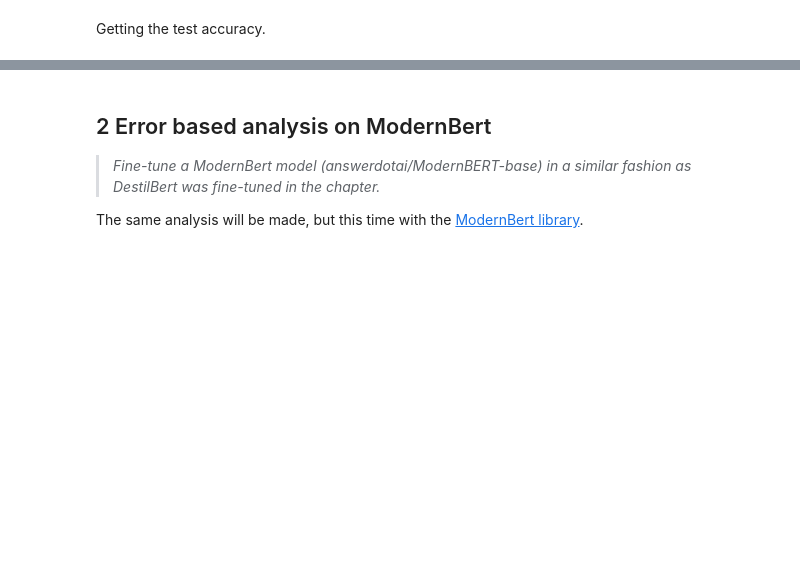
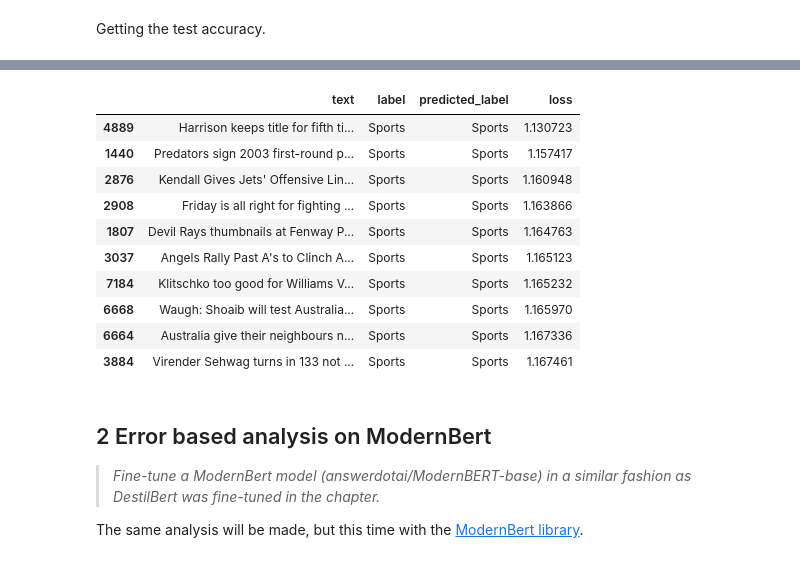
Before and after one commit to simon-mellergaard/GAI-with-LLMs, a Jupyter notebook: Project codes/question1.ipynb, the cells around one changed output, grey strips where cells are left out. Saved outputs shown, nothing was run; the diff lists cells and outputs as text; code cells hidden in the pictures; blank space fills up the shorter version.

```diff
--- a/Project codes/question1.ipynb
+++ b/Project codes/question1.ipynb
@@ -286,3 +237,17 @@ pred_labels
+# %%
+df_test.sort_values("loss", ascending=True).head(10)
+# %% [output]
+|  | text | label | predicted_label | loss |
+| 4889 | Harrison keeps title for fifth ti... | Sports | Sports | 1.130723 |
+| 1440 | Predators sign 2003 first-round p... | Sports | Sports | 1.157417 |
+| 2876 | Kendall Gives Jets' Offensive Lin... | Sports | Sports | 1.160948 |
+| 2908 | Friday is all right for fighting ... | Sports | Sports | 1.163866 |
+| 1807 | Devil Rays thumbnails at Fenway P... | Sports | Sports | 1.164763 |
+| 3037 | Angels Rally Past A's to Clinch A... | Sports | Sports | 1.165123 |
+| 7184 | Klitschko too good for Williams V... | Sports | Sports | 1.165232 |
+| 6668 | Waugh: Shoaib will test Australia... | Sports | Sports | 1.165970 |
+| 6664 | Australia give their neighbours n... | Sports | Sports | 1.167336 |
+| 3884 | Virender Sehwag turns in 133 not ... | Sports | Sports | 1.167461 |
 # %% [markdown]
 ## 2 Error based analysis on ModernBert
 
```
Also changed, not shown: parts of 18 cells of this notebook.
